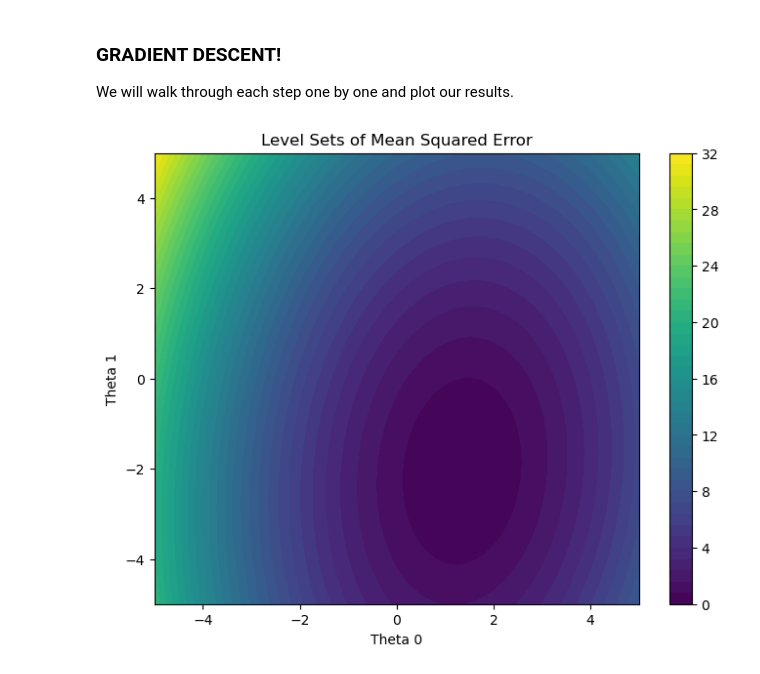
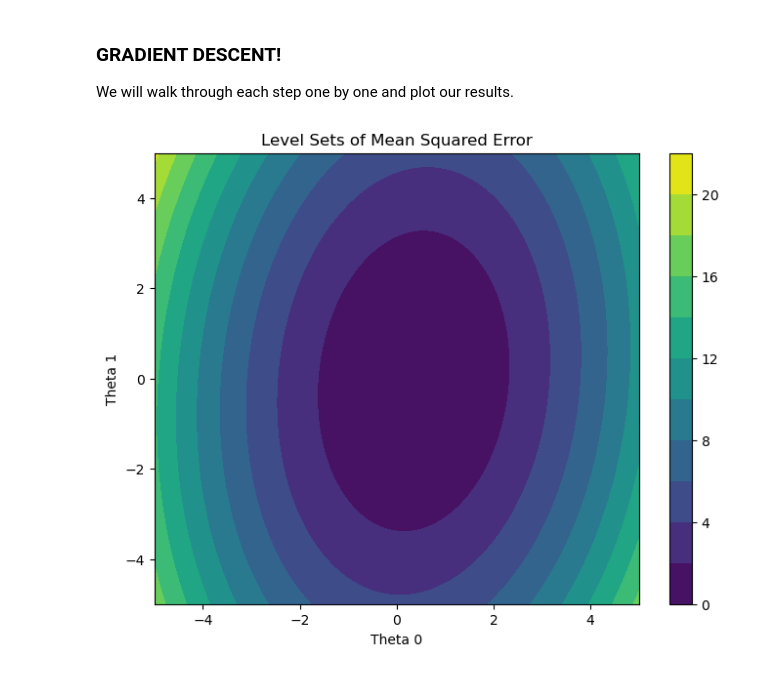
Before and after one commit to rjaditya-2702/CS5100-SecA-Demo, a Jupyter notebook: The OG way.ipynb, the cells around one changed output. Drawn from its saved outputs; the diff is of its cells as text; code cells hidden in the pictures.

```diff
--- a/The OG way.ipynb
+++ b/The OG way.ipynb
@@ -22,36 +22,36 @@ def fit(X, theta):
 def generate_data(n_samples=100):
     np.random.seed(42)
     X = 2 * np.random.rand(n_samples, 1) - 1  # Random values between -1 and 1
-    y = 1 - 2 * X + X**2  # True function: f(x) = 1 - 2x + x^2
+    y = X**2  # True function: f(x) = 1 - 2x + x^2
     y = y.ravel()  # Flatten y to 1D
     return X, y
 
 X, y = generate_data(n_samples=100)
 X_bias = np.c_[np.ones((X.shape[0], 1)), X]
 
 w0_range = np.linspace(-5, 5, 100)
 w1_range = np.linspace(-5, 5, 100)
 W0, W1 = np.meshgrid(w0_range, w1_range)
 # ax = fig.add_subplot(111, projection='3d')
 # Calculate MSE for each combination of w0 and w1
 Z = np.zeros_like(W0)
 for i in range(W0.shape[0]):
     for j in range(W0.shape[1]):
         w_temp = np.array([W0[i, j], W1[i, j]])  # Combination of w0 and w1
         Z[i, j] = compute_Loss(X_bias, y, w_temp)
 
 # Plot the contour plot (level sets of MSE)
 plt.figure(figsize=(8, 6))
-contour = plt.contourf(W0, W1, Z, levels=50)
+contour = plt.contourf(W0, W1, Z, levels=10)
 plt.colorbar(contour)
 plt.xlabel('Theta 0')
 plt.ylabel('Theta 1')
 plt.title('Level Sets of Mean Squared Error')
 plt.show()
 
 plt.show()
 # %% [output]
-[figure, old version]
+[figure, new version]
 # %%
 import numpy as np
 import matplotlib.pyplot as plt
```
Also changed, not shown: parts of 5 cells of this notebook.
